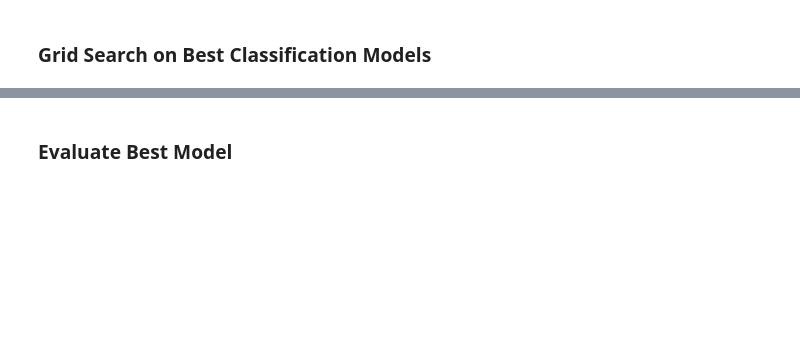
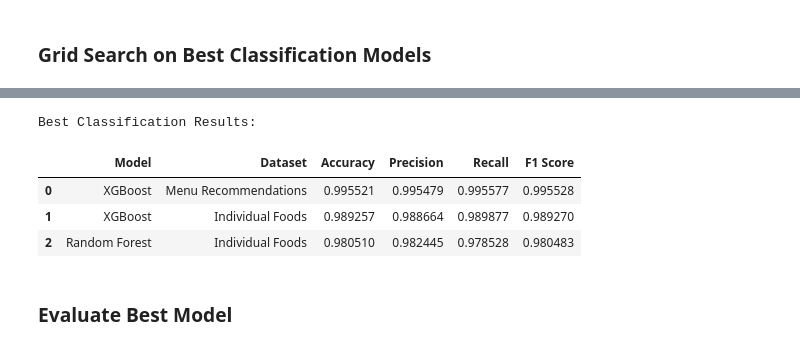
Before and after one commit to lvandine44/MADS-Capstone, a Jupyter notebook: 4b-Modeling and Results.ipynb, the cells around one changed output, grey strips where cells are left out. Cells and saved outputs as stored; diff of their text form; code cells hidden in the pictures; blank space fills up the shorter version.

```diff
--- a/4b-Modeling and Results.ipynb
+++ b/4b-Modeling and Results.ipynb
@@ -490,0 +607,11 @@ grid_search_classification(X_food_train_scaled, y_food_class_train_encoded, X_fo
+# %%
+# Run grid search for random forest classification on individual foods
+food_rf_class = grid_search_rf_classification(
+    X_food_train_scaled,
+    y_food_class_train_encoded,
+    X_food_test_scaled,
+    y_food_class_test_encoded,
+    "Individual Foods"
+)
+
+food_rf_class
@@ -491,2 +677,43 @@ grid_search_classification(X_food_train_scaled, y_food_class_train_encoded, X_fo
+# %%
+# Create a list of dictionaries with classification results
+classification_results = [
+    {
+        "Model": "XGBoost",
+        "Dataset": "Menu Recommendations",
+        "Accuracy": accuracy_score(y_menu_class_test_encoded, menu_xgb_class.predict(X_menu_test_scaled)),
+        "Precision": precision_score(y_menu_class_test_encoded, menu_xgb_class.predict(X_menu_test_scaled)),
+        "Recall": recall_score(y_menu_class_test_encoded, menu_xgb_class.predict(X_menu_test_scaled)),
+        "F1 Score": f1_score(y_menu_class_test_encoded, menu_xgb_class.predict(X_menu_test_scaled))
+    },
+    {
+        "Model": "XGBoost",
+        "Dataset": "Individual Foods",
+        "Accuracy": accuracy_score(y_food_class_test_encoded, food_xgb_class.predict(X_food_test_scaled)),
+        "Precision": precision_score(y_food_class_test_encoded, food_xgb_class.predict(X_food_test_scaled)),
+        "Recall": recall_score(y_food_class_test_encoded, food_xgb_class.predict(X_food_test_scaled)),
+        "F1 Score": f1_score(y_food_class_test_encoded, food_xgb_class.predict(X_food_test_scaled))
+    },
+    {
+        "Model": "Random Forest",
+        "Dataset": "Individual Foods",
+        "Accuracy": accuracy_score(y_food_class_test_encoded, food_rf_class.predict(X_food_test_scaled)),
+        "Precision": precision_score(y_food_class_test_encoded, food_rf_class.predict(X_food_test_scaled)),
+        "Recall": recall_score(y_food_class_test_encoded, food_rf_class.predict(X_food_test_scaled)),
+        "F1 Score": f1_score(y_food_class_test_encoded, food_rf_class.predict(X_food_test_scaled))
+    }
+]
+
+# Convert the list of dictionaries into a DataFrame
+best_classification_results = pd.DataFrame(classification_results)
+
+# Display the table
+print("Best Classification Results:")
+best_classification_results
+# %% [output]
+Best Classification Results:
+|  | Model | Dataset | Accuracy | Precision | Recall | F1 Score |
+| 0 | XGBoost | Menu Recommendations | 0.995521 | 0.995479 | 0.995577 | 0.995528 |
+| 1 | XGBoost | Individual Foods | 0.989257 | 0.988664 | 0.989877 | 0.989270 |
+| 2 | Random Forest | Individual Foods | 0.980510 | 0.982445 | 0.978528 | 0.980483 |
 # %% [markdown]
 ### Evaluate Best Model
```
Also changed, not shown: parts of 16 cells of this notebook.
